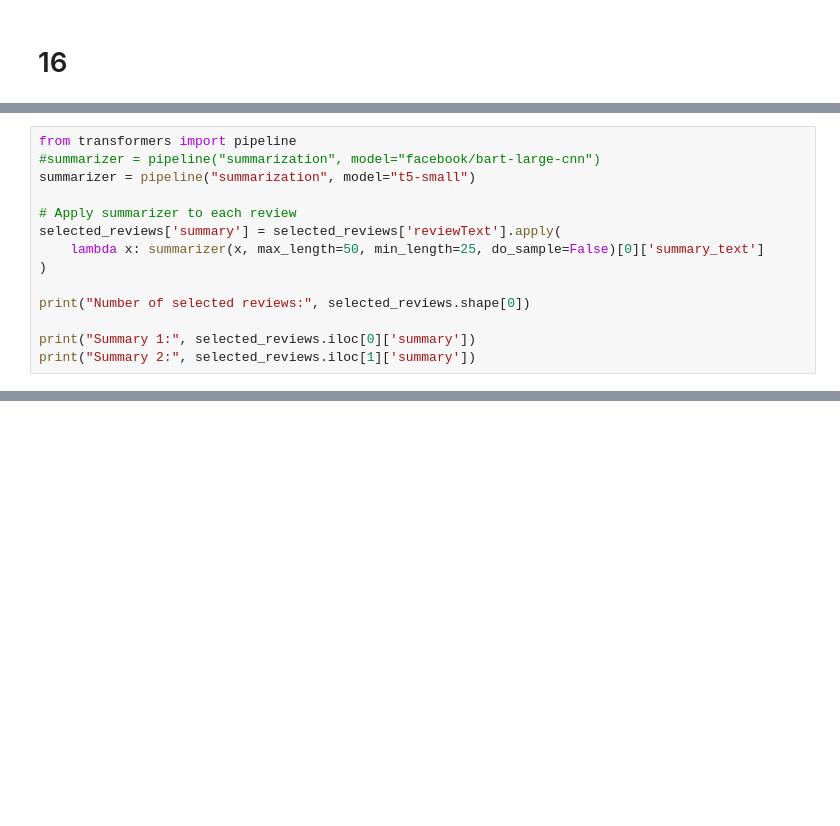
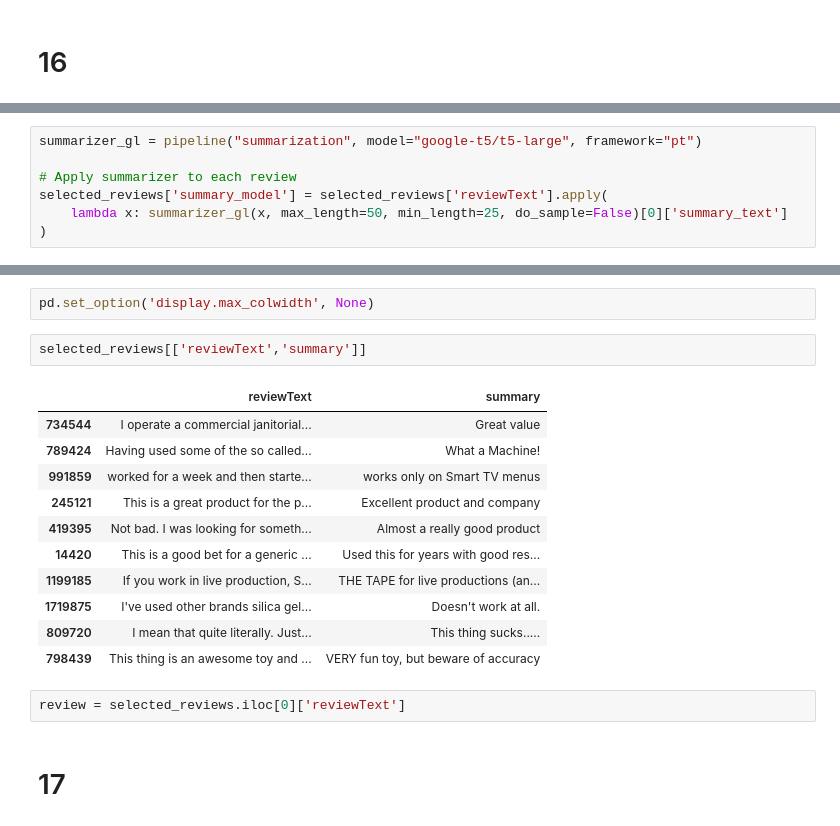
Before and after one commit to ruolan89/W25_COMP262_002_TeamGamma, a Jupyter notebook: Project_phase2_Gamma_16-17.ipynb, the cells around one changed output, grey strips where cells are left out. Drawn from its saved outputs; the diff is of its cells as text; blank space fills up the shorter version.

```diff
--- a/Project_phase2_Gamma_16-17.ipynb
+++ b/Project_phase2_Gamma_16-17.ipynb
@@ -87,15 +163,8 @@ tf.compat.v1.logging.set_verbosity(tf.compat.v1.logging.ERROR)
 # %%
-from transformers import pipeline
-#summarizer = pipeline("summarization", model="facebook/bart-large-cnn")
-summarizer = pipeline("summarization", model="t5-small")
+summarizer_gl = pipeline("summarization", model="google-t5/t5-large", framework="pt")
 
 # Apply summarizer to each review
-selected_reviews['summary'] = selected_reviews['reviewText'].apply(
-    lambda x: summarizer(x, max_length=50, min_length=25, do_sample=False)[0]['summary_text']
+selected_reviews['summary_model'] = selected_reviews['reviewText'].apply(
+    lambda x: summarizer_gl(x, max_length=50, min_length=25, do_sample=False)[0]['summary_text']
 )
-
-print("Number of selected reviews:", selected_reviews.shape[0])
-
-print("Summary 1:", selected_reviews.iloc[0]['summary'])
-print("Summary 2:", selected_reviews.iloc[1]['summary'])
 # %% [output]
@@ -151,0 +239,20 @@ Device set to use cpu
+# %%
+pd.set_option('display.max_colwidth', None)
+# %%
+selected_reviews[['reviewText','summary']]
+# %% [output]
+|  | reviewText | summary |
+| 734544 | I operate a commercial janitorial... | Great value |
+| 789424 | Having used some of the so called... | What a Machine! |
+| 991859 | worked for a week and then starte... | works only on Smart TV menus |
+| 245121 | This is a great product for the p... | Excellent product and company |
+| 419395 | Not bad. I was looking for someth... | Almost a really good product |
+| 14420 | This is a good bet for a generic ... | Used this for years with good res... |
+| 1199185 | If you work in live production, S... | THE TAPE for live productions (an... |
+| 1719875 | I've used other brands silica gel... | Doesn't work at all. |
+| 809720 | I mean that quite literally. Just... | This thing sucks..... |
+| 798439 | This thing is an awesome toy and ... | VERY fun toy, but beware of accuracy |
+# %%
+review = selected_reviews.iloc[0]['reviewText']
+# %% [markdown]
+# 17
```
Also changed, not shown: parts of 35 cells of this notebook.
